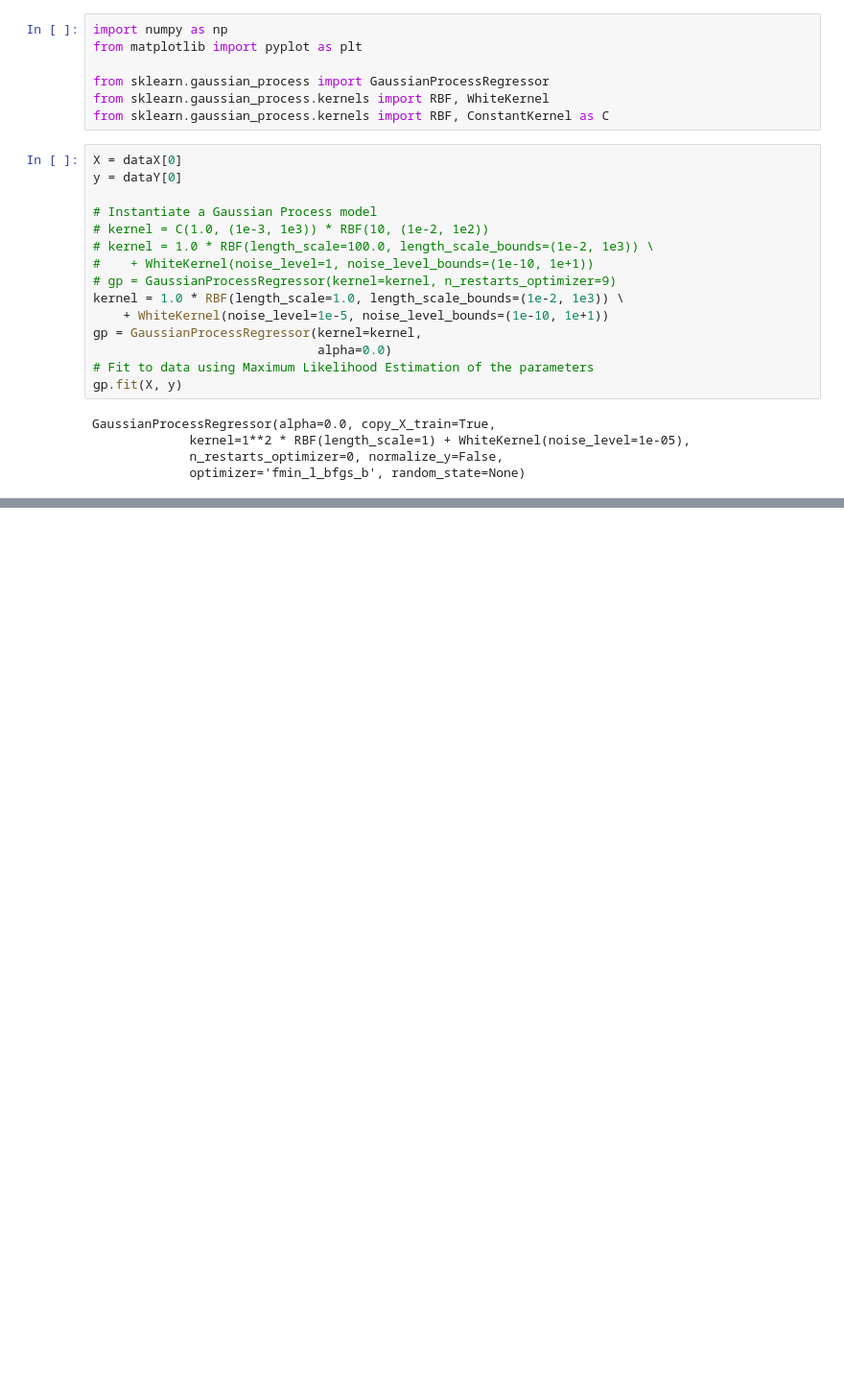
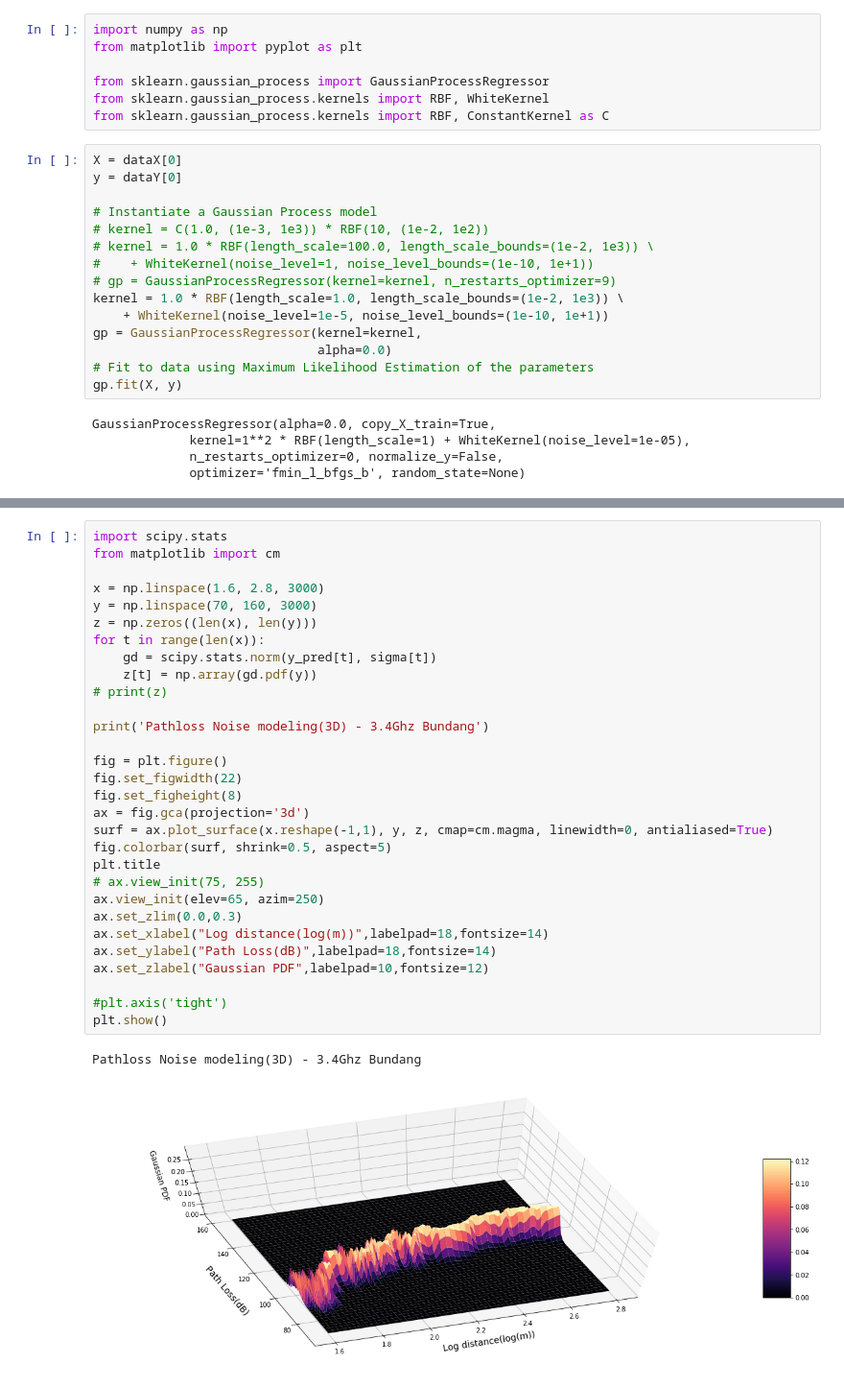
Before and after one commit to chanship72/pathloss, a Jupyter notebook: gaussian_process_noise_analysis.ipynb, the cells around one changed output, grey strips where cells are left out. Shown: that part at 96% size. Drawn from its saved outputs; the diff is of its cells as text; blank space fills up the shorter version.

Commit message:
add gaussian pdf 3d graph

```diff
--- a/gaussian_process_noise_analysis.ipynb
+++ b/gaussian_process_noise_analysis.ipynb
@@ -154,0 +155,33 @@ Gaussian Process RMSE: 6.674692086241815
+# %%
+import scipy.stats
+from matplotlib import cm
+
+x = np.linspace(1.6, 2.8, 3000)
+y = np.linspace(70, 160, 3000)
+z = np.zeros((len(x), len(y)))
+for t in range(len(x)):
+    gd = scipy.stats.norm(y_pred[t], sigma[t])
+    z[t] = np.array(gd.pdf(y))
+# print(z)
+
+print('Pathloss Noise modeling(3D) - 3.4Ghz Bundang')
+
+fig = plt.figure()
+fig.set_figwidth(22)
+fig.set_figheight(8)
+ax = fig.gca(projection='3d')
+surf = ax.plot_surface(x.reshape(-1,1), y, z, cmap=cm.magma, linewidth=0, antialiased=True)
+fig.colorbar(surf, shrink=0.5, aspect=5)
+plt.title
+# ax.view_init(75, 255)
+ax.view_init(elev=65, azim=250)
+ax.set_zlim(0.0,0.3)
+ax.set_xlabel("Log distance(log(m))",labelpad=18,fontsize=14)
+ax.set_ylabel("Path Loss(dB)",labelpad=18,fontsize=14)
+ax.set_zlabel("Gaussian PDF",labelpad=10,fontsize=12)
+
+#plt.axis('tight')
+plt.show()
+# %% [output]
+Pathloss Noise modeling(3D) - 3.4Ghz Bundang
+[figure, added]
```
Also changed, not shown: parts of 3 cells of this notebook.
